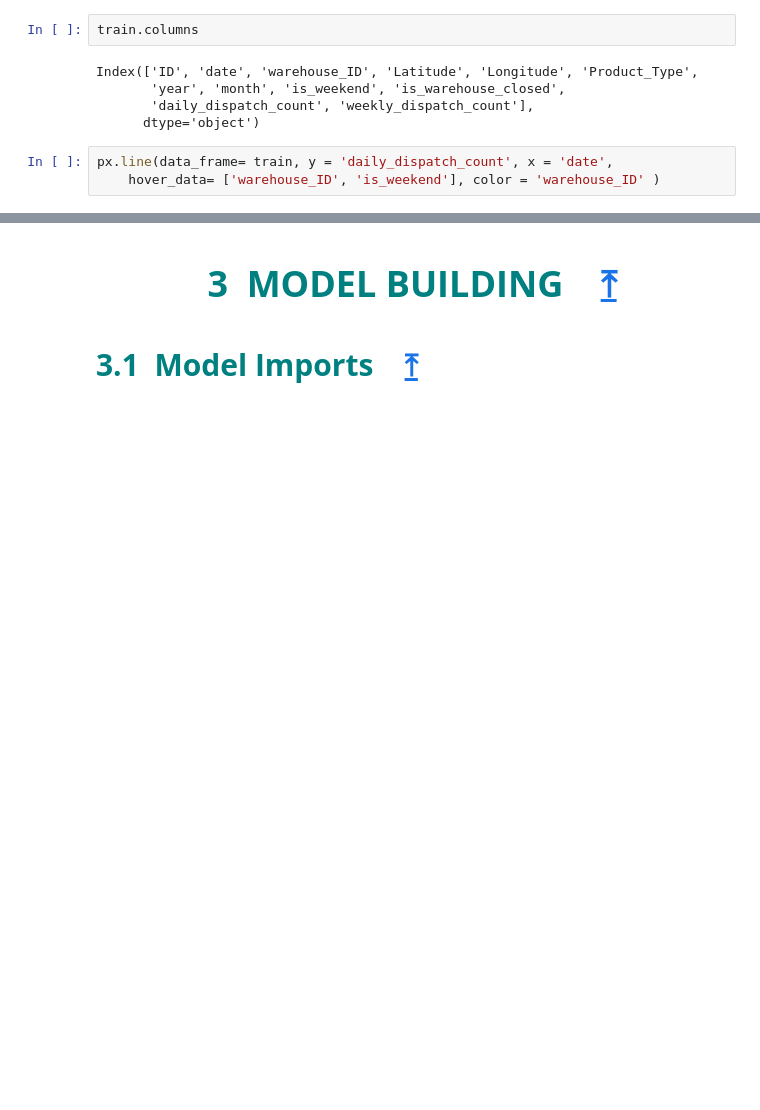
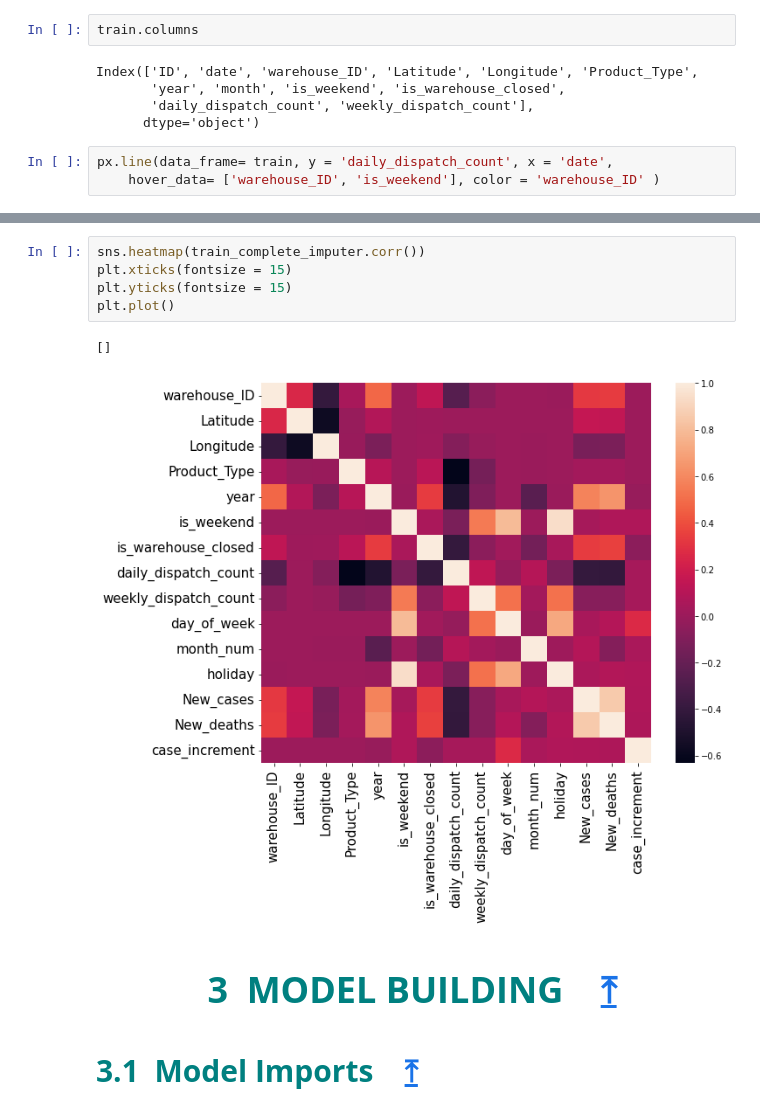
Before and after one commit to piyumaha12/Tredence-Data-Scientist-Hackathon, a Jupyter notebook: demand_forecasting.ipynb, the cells around one changed output, grey strips where cells are left out. Cells and saved outputs as stored; diff of their text form; blank space fills up the shorter version.

```diff
--- a/demand_forecasting.ipynb
+++ b/demand_forecasting.ipynb
@@ -772,3 +803,11 @@ px.line(data_frame= train, y = 'daily_dispatch_count', x = 'date',
+# %%
+sns.heatmap(train_complete_imputer.corr())
+plt.xticks(fontsize = 15)
+plt.yticks(fontsize = 15)
+plt.plot()
+# %% [output]
+[]
+[figure, added]
 # %% [markdown]
 <a id="3"></a>
 # <span><center style="font-family: Verdana; font-size: 36px; font-style: normal; font-weight: bold; text-decoration: none; text-transform: none; letter-spacing: 3px; background-color: #ffffff; color: teal;" id="model_building">3&nbsp;&nbsp;MODEL BUILDING&nbsp;&nbsp;&nbsp;&nbsp;<a href="#toc">&#10514;</a></center></span>
```
Also changed, not shown: parts of 16 cells of this notebook.
